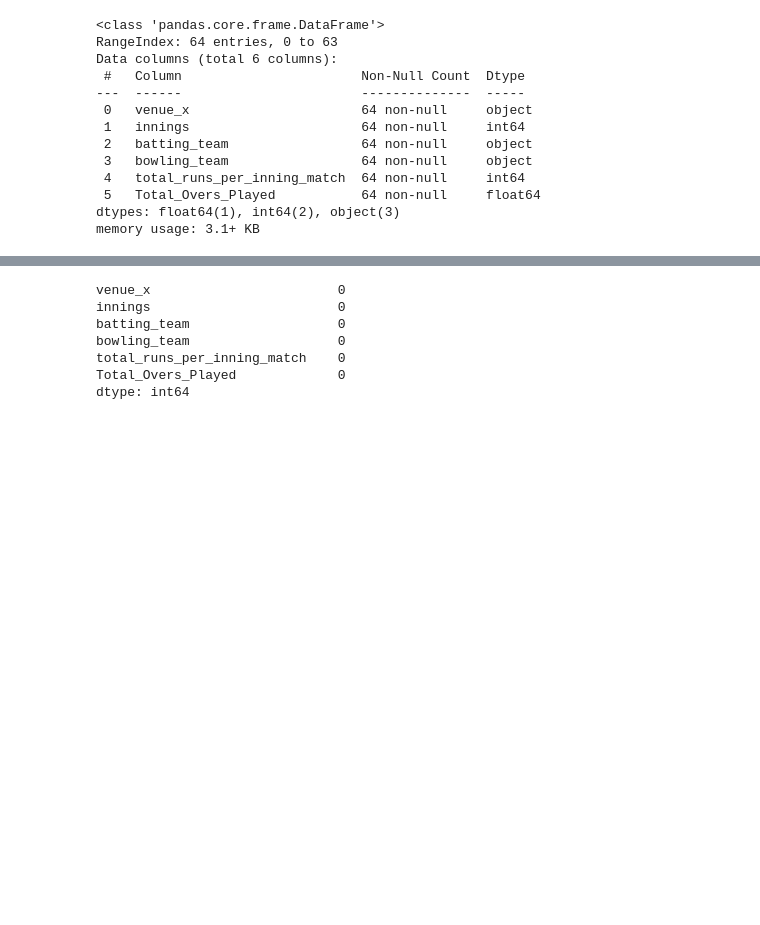
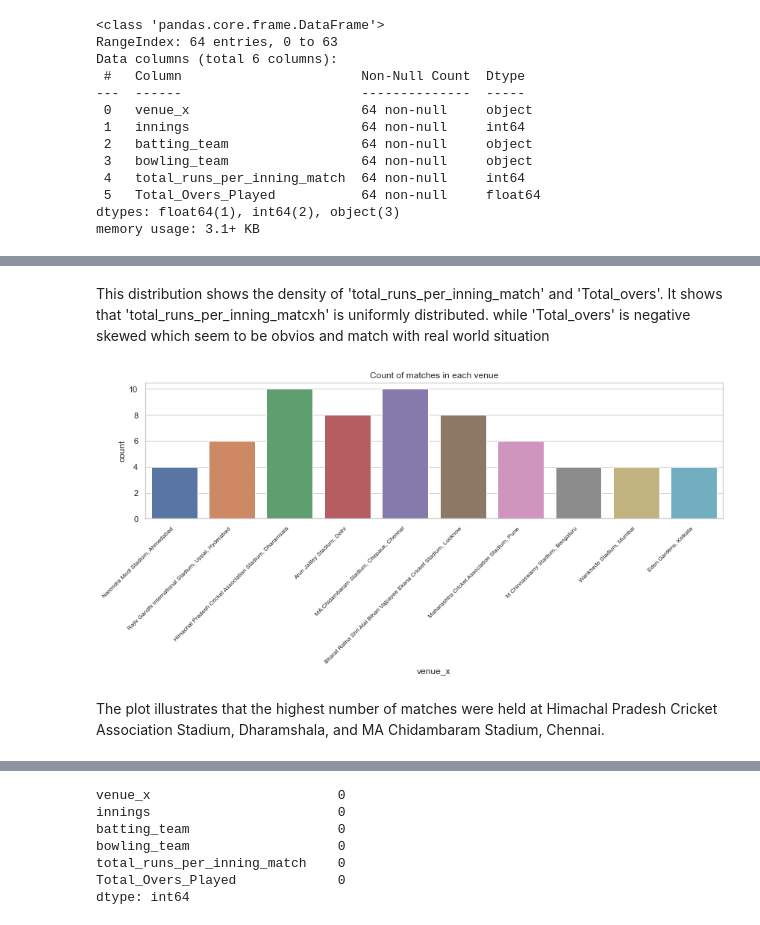
Before and after one commit to NancyPatel11/Data-Mining-Course-Project-3, a Jupyter notebook: code_files/total_over_prediction.ipynb, the cells around one changed output, grey strips where cells are left out. Saved outputs shown, nothing was run; the diff lists cells and outputs as text; code cells hidden in the pictures; blank space fills up the shorter version.

```diff
--- a/code_files/total_over_prediction.ipynb
+++ b/code_files/total_over_prediction.ipynb
@@ -79,0 +181,13 @@ memory usage: 3.1+ KB
+# %% [markdown]
+This distribution shows the density of 'total_runs_per_inning_match' and 'Total_overs'. It shows that 'total_runs_per_inning_matcxh' is uniformly distributed. while 'Total_overs' is negative skewed which seem to be obvios and match with real world situation
+# %%
+plt.figure(figsize=(12, 6))
+sns.countplot(x='venue_x', data=df)
+plt.title('Count of matches in each venue')
+plt.xticks(rotation=45, ha='right', fontsize=8)
+plt.tight_layout()
+plt.show()
+# %% [output]
+[figure, added]
+# %% [markdown]
+The plot illustrates that the highest number of matches were held at Himachal Pradesh Cricket Association Stadium, Dharamshala, and MA Chidambaram Stadium, Chennai.
```
Also changed, not shown: parts of 25 cells of this notebook.
